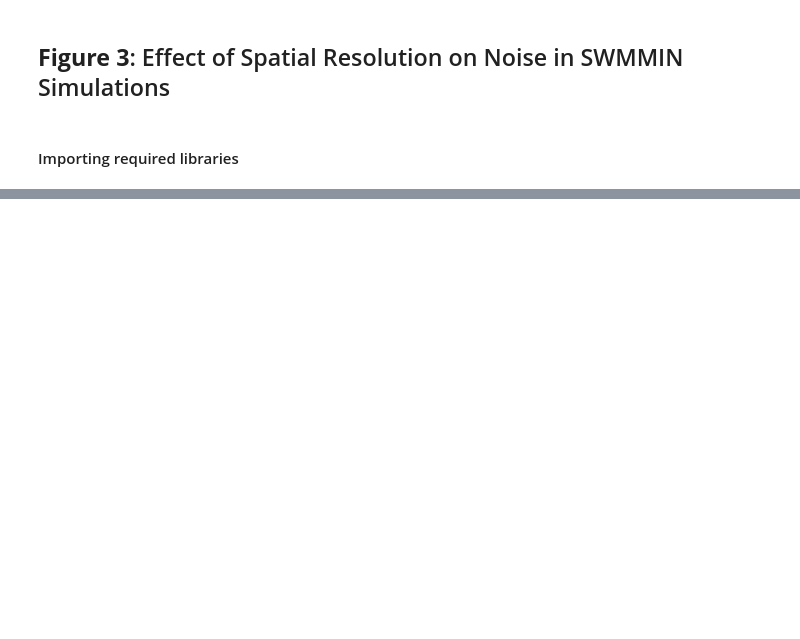
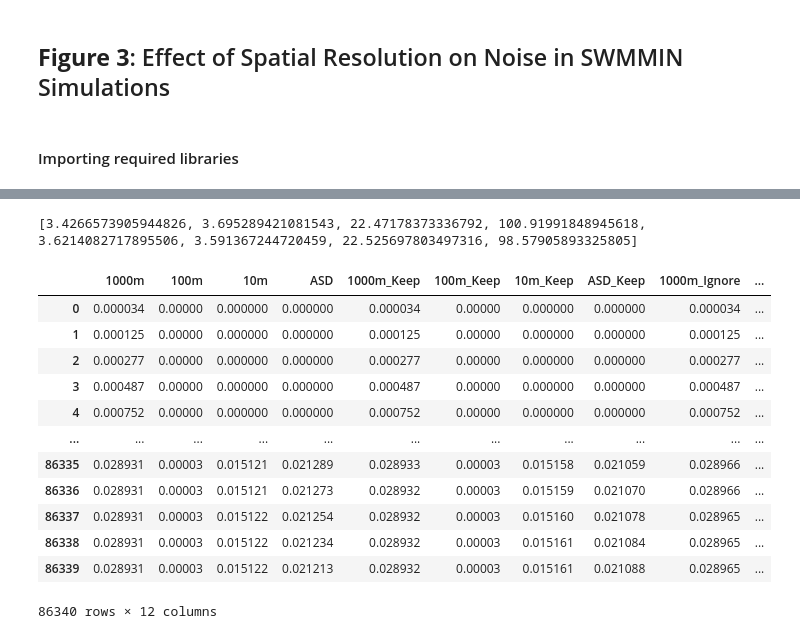
Before and after one commit to Omar-Abdelazeem/GOSWMMIN, a Jupyter notebook: Figures/Figure Notebooks/Figure 3- Pressure Spikes and Spatial Resolution.ipynb, the cells around one changed output, grey strips where cells are left out. Saved outputs shown, nothing was run; the diff lists cells and outputs as text; code cells hidden in the pictures; blank space fills up the shorter version.

```diff
--- a/Figures/Figure Notebooks/Figure 3- Pressure Spikes and Spatial Resolution.ipynb
+++ b/Figures/Figure Notebooks/Figure 3- Pressure Spikes and Spatial Resolution.ipynb
@@ -21,6 +23,6 @@ mpl.rcParams["mathtext.fontset"] = "dejavuserif"  # Set the font for math text
 # %%
 # Directory for network inp files
-dir = pathlib.Path('../Networks/Linear Network')
+dir = pathlib.Path('../../Networks/Linear Network')
 # FIle names for network inp files
 partial_name = 'Linear_Network_SWMMIN_'
 filenames = ['1000m.inp','100m.inp','10m.inp','ASD.inp']
@@ -95,5 +113,5 @@ for filename in filenames:
         # Store the depth series in the pressures DataFrame
         pressures[filename.replace('.inp', '')] = output.node_series(node_target, 'DEPTH').values()
         # Extract the time series from the depth series
-        time = list(output.node_series(node_target, 'DEPTH').keys())
+        plot_time = list(output.node_series(node_target, 'DEPTH').keys())
 # %% [output]
@@ -154,0 +241,34 @@ plt.show
+# %%
+# Iterate over each filename in the list of filenames
+for filename in keep_filenames + ignore_filenames:
+    last = -1  # Initialize the variable to track the last link or node
+    file_path = dir.joinpath(partial_name + filename).with_suffix('.out')  # Construct the file path
+    print(file_path)  # Print the file path for debugging purposes
+
+    # Open the SWMM output file
+    with pyswmm.Output(str(file_path)) as output:
+        # Iterate over each link in the output
+        for link in output.links:
+            link_name = link.split('-')  # Split the link name by '-'
+            if link_name[0] == 'P1':  # Check if the link starts with 'P1'
+                if int(link_name[1]) > last:  # Update the last link if the current link number is greater
+                    last = int(link_name[1])
+        link_target = 'P1-' + str(last)  # Construct the target link name
+        # Store the flow rate series in the flowrates DataFrame
+        flowrates[filename.replace('.inp', '')] = output.link_series(link_target, 'Flow_rate').values()
+
+        last = -1  # Reset the variable to track the last node
+        # Iterate over each node in the output
+        for node in output.nodes:
+            node_name = node.split('-')  # Split the node name by '-'
+            if node_name[0] == '1':  # Check if the node starts with '1'
+                if int(node_name[1]) > last:  # Update the last node if the current node number is greater
+                    last = int(node_name[1])
+        if last == -1:
+            node_target = 'DN1'  # Set the target node to 'DN1' if no nodes were found
+        else:
+            node_target = '1-' + str(last) + '-DN1'  # Construct the target node name
+        # Store the depth series in the pressures DataFrame
+        pressures[filename.replace('.inp', '')] = output.node_series(node_target, 'DEPTH').values()
+        # Extract the time series from the depth series
+        plot_time = list(output.node_series(node_target, 'DEPTH').keys())
@@ -154,0 +284,22 @@ plt.show
+# %%
+# Display average execution times
+execution_times = [times/timing_iterations for times in execution_times]
+print(execution_times)
+# %% [output]
+[3.4266573905944826, 3.695289421081543, 22.47178373336792, 100.91991848945618, 3.6214082717895506, 3.591367244720459, 22.525697803497316, 98.57905893325805]
+# %%
+pressures
+# %% [output]
+|  | 1000m | 100m | 10m | ASD | 1000m_Keep | 100m_Keep | 10m_Keep | ASD_Keep | 1000m_Ignore | ... |
+| 0 | 0.000034 | 0.00000 | 0.000000 | 0.000000 | 0.000034 | 0.00000 | 0.000000 | 0.000000 | 0.000034 | ... |
+| 1 | 0.000125 | 0.00000 | 0.000000 | 0.000000 | 0.000125 | 0.00000 | 0.000000 | 0.000000 | 0.000125 | ... |
+| 2 | 0.000277 | 0.00000 | 0.000000 | 0.000000 | 0.000277 | 0.00000 | 0.000000 | 0.000000 | 0.000277 | ... |
+| 3 | 0.000487 | 0.00000 | 0.000000 | 0.000000 | 0.000487 | 0.00000 | 0.000000 | 0.000000 | 0.000487 | ... |
+| 4 | 0.000752 | 0.00000 | 0.000000 | 0.000000 | 0.000752 | 0.00000 | 0.000000 | 0.000000 | 0.000752 | ... |
+| ... | ... | ... | ... | ... | ... | ... | ... | ... | ... | ... |
+| 86335 | 0.028931 | 0.00003 | 0.015121 | 0.021289 | 0.028933 | 0.00003 | 0.015158 | 0.021059 | 0.028966 | ... |
+| 86336 | 0.028931 | 0.00003 | 0.015121 | 0.021273 | 0.028932 | 0.00003 | 0.015159 | 0.021070 | 0.028966 | ... |
+| 86337 | 0.028931 | 0.00003 | 0.015122 | 0.021254 | 0.028932 | 0.00003 | 0.015160 | 0.021078 | 0.028965 | ... |
+| 86338 | 0.028931 | 0.00003 | 0.015122 | 0.021234 | 0.028932 | 0.00003 | 0.015161 | 0.021084 | 0.028965 | ... |
+| 86339 | 0.028931 | 0.00003 | 0.015122 | 0.021213 | 0.028932 | 0.00003 | 0.015161 | 0.021088 | 0.028965 | ... |
+86340 rows × 12 columns
```
Also changed, not shown: parts of 14 cells of this notebook, 32 other files.
